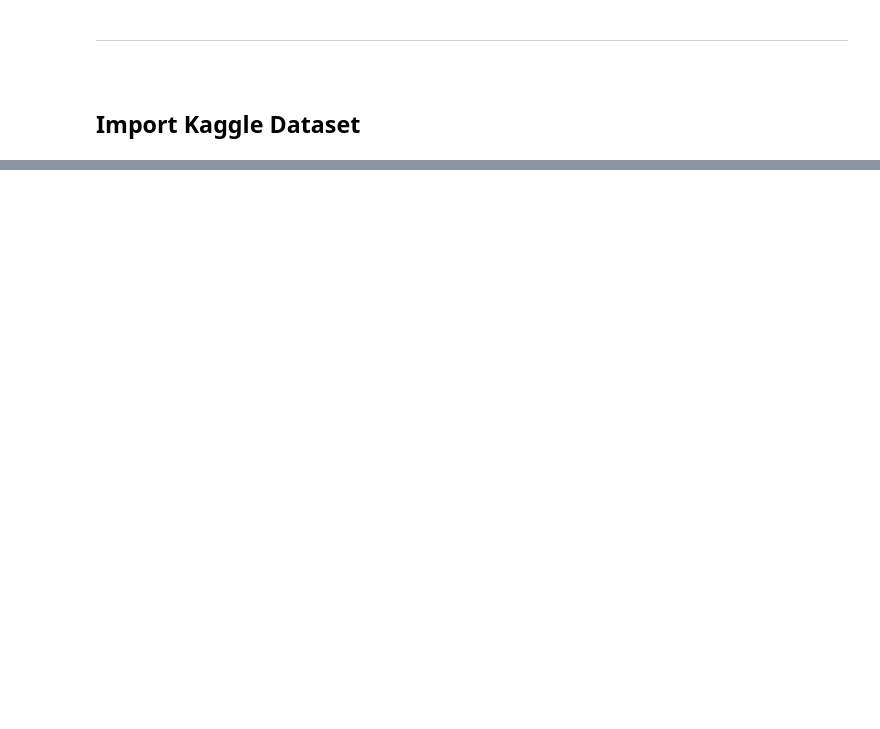
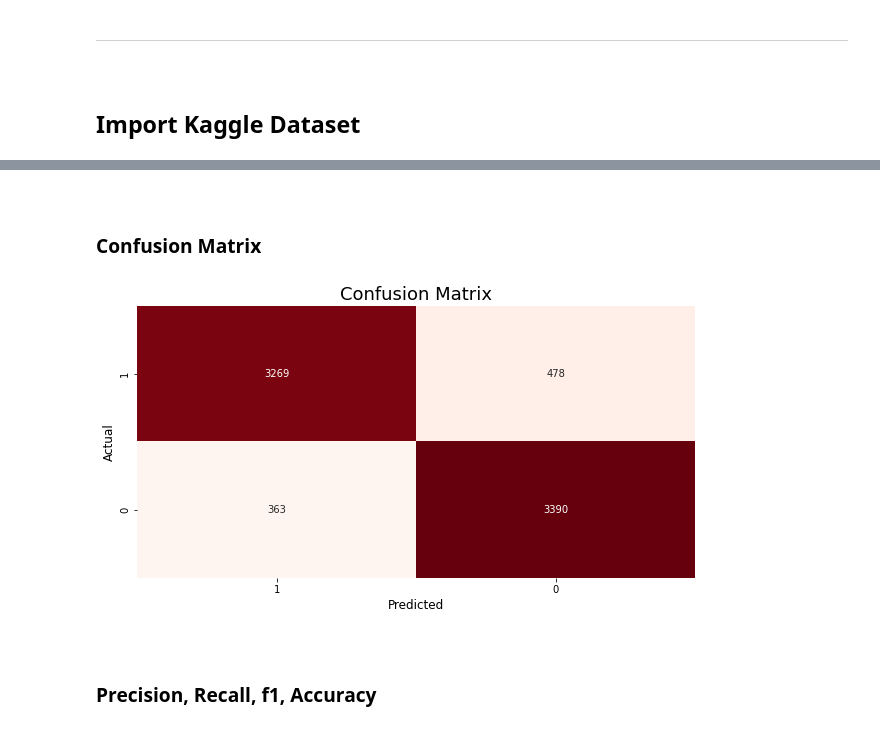
Before and after one commit to Hakuna-Patata/BU_MSDS_PTW, a Jupyter notebook: DSC 550 - Data Mining/Assignments/Week 5.ipynb, the cells around one changed output, grey strips where cells are left out. Drawn from its saved outputs; the diff is of its cells as text; code cells hidden in the pictures; blank space fills up the shorter version.

```diff
--- a/DSC 550 - Data Mining/Assignments/Week 5.ipynb
+++ b/DSC 550 - Data Mining/Assignments/Week 5.ipynb
@@ -375,0 +135,10 @@ From the analysis, $R^2$ for the OLS model was `0.83` for the training set and `
+# %%
+%%time
+clean_df = initial_df
+stop_words = stopwords.words('english')  # get stop words to remove from review
+clean_df['review'] = (
+    clean_df['review'].str.lower()  # make lowercase
+    .str.replace(r'[^A-Za-z0-9\s]', '', regex=True)  # only include non-alphanumeric and white space
+    .apply(lambda x: " ".join([word for word in x.split() if word not in stop_words]))  # remove stop words
+    .apply(lambda x: PorterStemmer().stem(x))  # get stem of word
+)
@@ -375,0 +193,5 @@ From the analysis, $R^2$ for the OLS model was `0.83` for the training set and `
+# %%
+%%time
+tfidf = TfidfVectorizer()
+X_train_tfidf = tfidf.fit_transform(X_train)  # from tfidf object, fit on train set
+X_test_tfidf = tfidf.transform(X_test)  # transform test data based on pre-fit tfidf obj
@@ -375,0 +207,9 @@ From the analysis, $R^2$ for the OLS model was `0.83` for the training set and `
+# %%
+%%time
+logit = LogisticRegression(random_state=777)  # create logit obj
+
+logit.fit(X=X_train_tfidf, y=y_train)  # train the logit obj using train data
+
+logit_score = logit.score(X_test_tfidf, y_test)  # get accuracy of model on test data
+
+print(f"Logit accuracy: {logit_score:.2%}")
@@ -375,0 +220,28 @@ From the analysis, $R^2$ for the OLS model was `0.83` for the training set and `
+# %% [markdown]
+<br>
+
+### Confusion Matrix
+# %%
+y_pred = logit.predict(X_test_tfidf)  # get predicted values
+
+cm = confusion_matrix(
+    y_true=y_test,
+    y_pred=y_pred
+)
+
+cm_classes = [str(class_name) for class_name in y_test.unique()]
+
+cm_df = pd.DataFrame(cm, index=cm_classes, columns=cm_classes)
+
+plt.figure(figsize=(10,5))
+sns.heatmap(cm_df, annot=True, cbar=None, cmap='Reds', fmt='g')
+plt.title('Confusion Matrix', fontdict={'fontsize':18})
+plt.ylabel('Actual', fontdict={'fontsize':12})
+plt.xlabel('Predicted', fontdict={'fontsize':12})
+plt.show()
+# %% [output]
+[figure, added]
+# %% [markdown]
+<br>
+
+### Precision, Recall, f1, Accuracy
```
Also changed, not shown: parts of 69 cells of this notebook, 2 other files.
